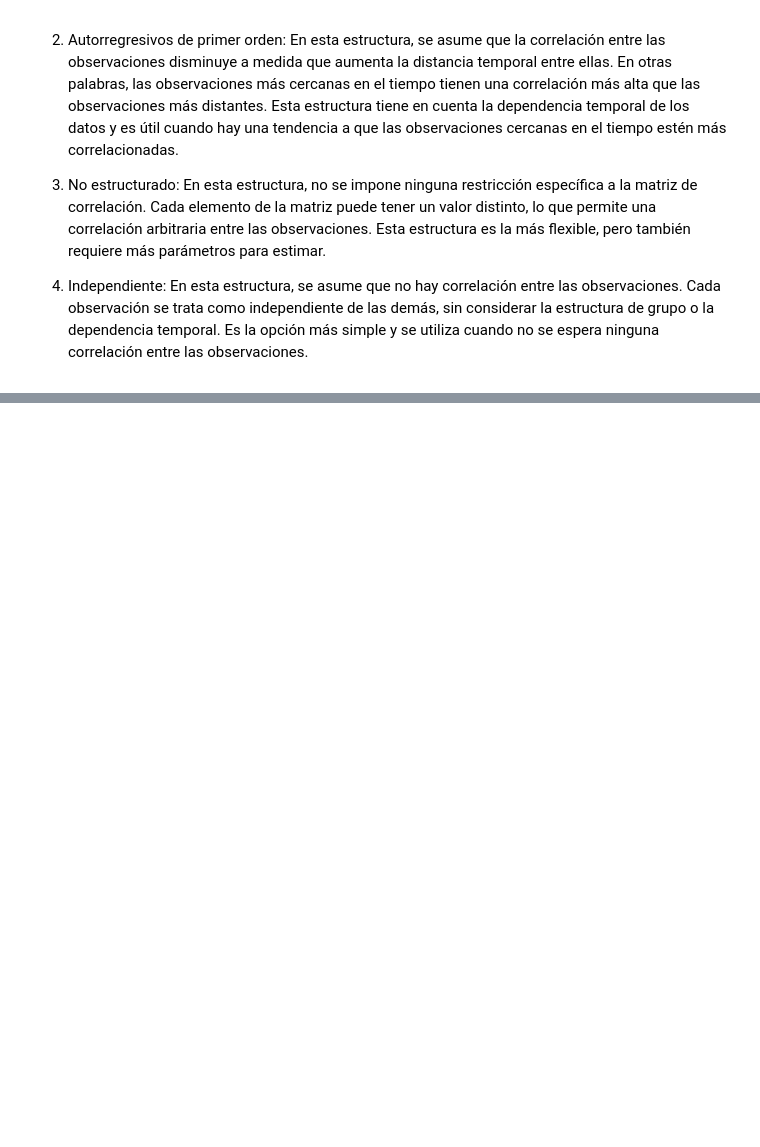
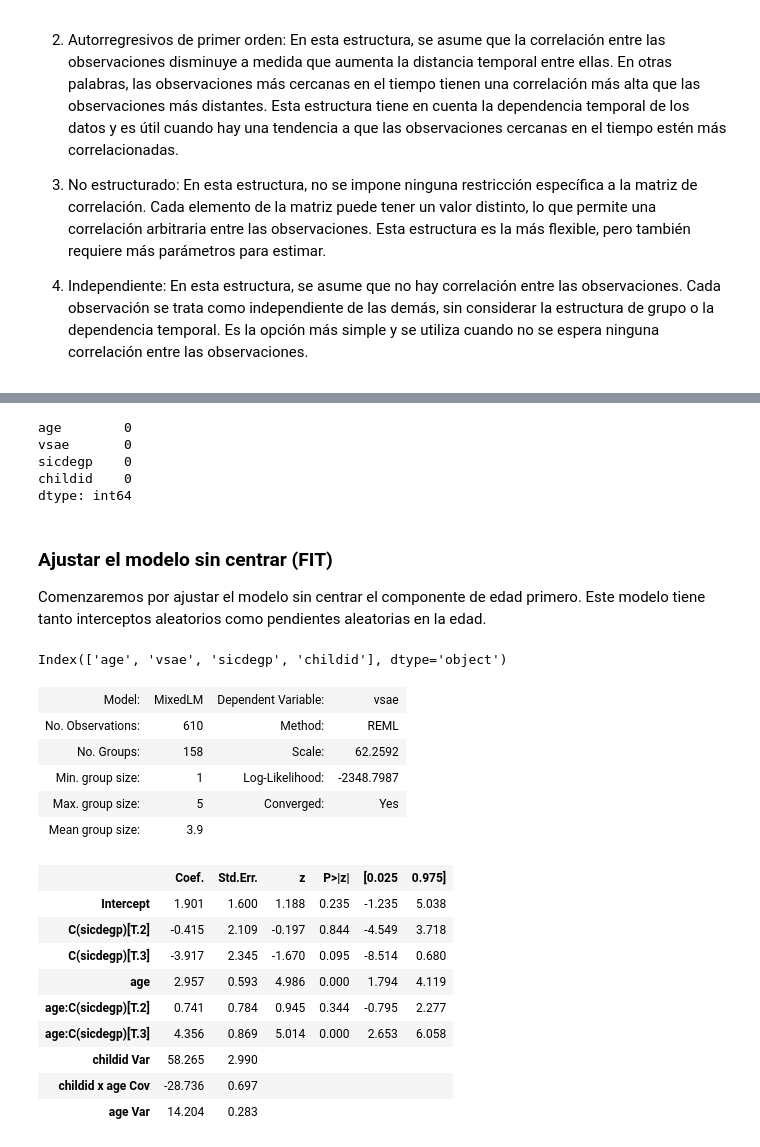
Before and after one commit to onavarrete04/Introduccion-Ciencia-Datos, a Jupyter notebook: 2023_modelos_estadísticos_datos.ipynb, the cells around one changed output, grey strips where cells are left out. Cells and saved outputs as stored; diff of their text form; code cells hidden in the pictures; blank space fills up the shorter version.

Commit message:
Prácticando y ajustando modelos multinivel y marginales, aprendiendo sobre grados de libertad en modelos multinivel.

```diff
--- a/2023_modelos_estadísticos_datos.ipynb
+++ b/2023_modelos_estadísticos_datos.ipynb
@@ -1738,0 +1762,51 @@ al pensar en variables dependientes binarias,recuerde que la varianza de una obs
+# %%
+df_patrones_au = pd.read_csv("autismo.csv").dropna()
+df_patrones_au.isnull().sum() # verificando que no hay datos faltantes
+# %% [output]
+age        0
+vsae       0
+sicdegp    0
+childid    0
+dtype: int64
+# %% [markdown]
+### Ajustar el modelo sin centrar (FIT)
+Comenzaremos por ajustar el modelo sin centrar el componente de edad primero. Este modelo tiene tanto interceptos aleatorios como pendientes aleatorias en la edad.
+# %%
+df_patrones_au.columns
+# %% [output]
+Index(['age', 'vsae', 'sicdegp', 'childid'], dtype='object')
+# %%
+# construyendo el modelo
+
+# MixedLM - modelo multinivel
+mlm_model_1 = sm.MixedLM.from_formula(
+    formula = "vsae ~ age * C(sicdegp)", # "VD ~ IV * Categorical(IV)" C = Categorical
+    groups = "childid", # efectos aleatorios superiores para los grupos identificados por "childid"
+    re_formula = "1 + age", # modelación de variables superiores para intercepto Age
+    data = df_patrones_au
+)
+
+# Ajustar el modelo.
+
+mlm_result = mlm_model_1.fit()
+
+# imprimir el resultado del ajuste.
+
+mlm_result.summary()
+# %% [output]
+| Model: | MixedLM | Dependent Variable: | vsae |
+| No. Observations: | 610 | Method: | REML |
+| No. Groups: | 158 | Scale: | 62.2592 |
+| Min. group size: | 1 | Log-Likelihood: | -2348.7987 |
+| Max. group size: | 5 | Converged: | Yes |
+| Mean group size: | 3.9 |  |  |
+|  | Coef. | Std.Err. | z | P>|z| | [0.025 | 0.975] |
+| Intercept | 1.901 | 1.600 | 1.188 | 0.235 | -1.235 | 5.038 |
+| C(sicdegp)[T.2] | -0.415 | 2.109 | -0.197 | 0.844 | -4.549 | 3.718 |
+| C(sicdegp)[T.3] | -3.917 | 2.345 | -1.670 | 0.095 | -8.514 | 0.680 |
+| age | 2.957 | 0.593 | 4.986 | 0.000 | 1.794 | 4.119 |
+| age:C(sicdegp)[T.2] | 0.741 | 0.784 | 0.945 | 0.344 | -0.795 | 2.277 |
+| age:C(sicdegp)[T.3] | 4.356 | 0.869 | 5.014 | 0.000 | 2.653 | 6.058 |
+| childid Var | 58.265 | 2.990 |  |  |  |  |
+| childid x age Cov | -28.736 | 0.697 |  |  |  |  |
+| age Var | 14.204 | 0.283 |  |  |  |  |
```
Also changed, not shown: parts of 34 cells of this notebook, 1 other file.
